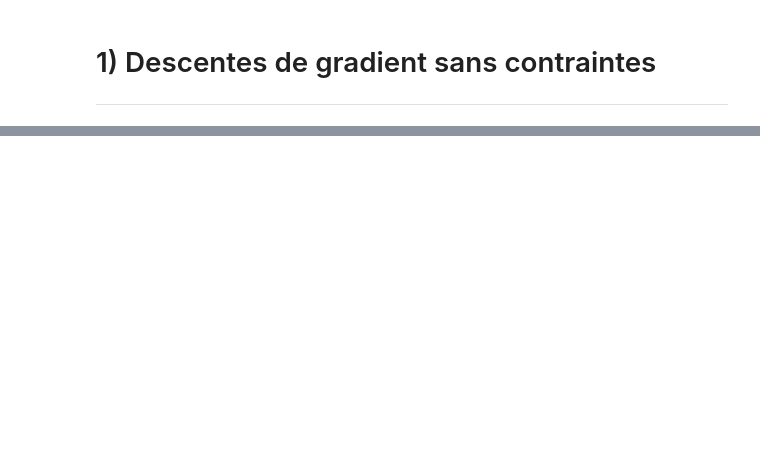
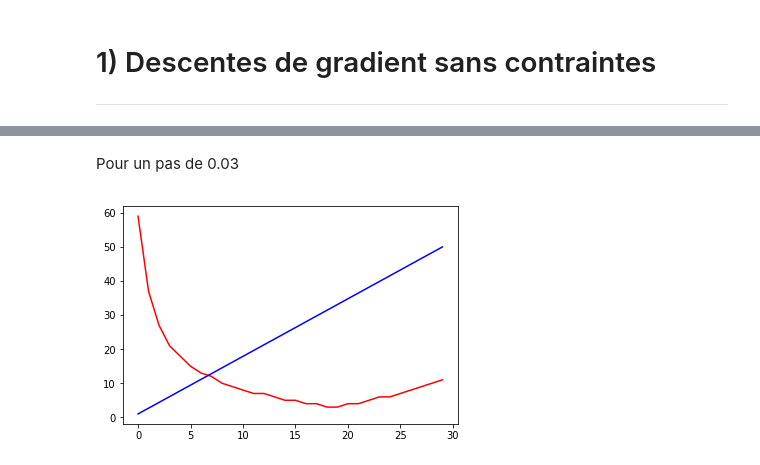
Before and after one commit to Garfounkel/Convex-Optimisation, a Jupyter notebook: ocvx_exam2_2019.ipynb, the cells around one changed output, grey strips where cells are left out. Cells and saved outputs as stored; diff of their text form; code cells hidden in the pictures; blank space fills up the shorter version.

```diff
--- a/ocvx_exam2_2019.ipynb
+++ b/ocvx_exam2_2019.ipynb
@@ -97,0 +107,6 @@ for a in range(1, 10):
+# %% [markdown]
+Pour un pas de 0.03
+# %%
+eval_nb_iterations(0.03)
+# %% [output]
+[figure, added]
```
Also changed, not shown: parts of 9 cells of this notebook.
